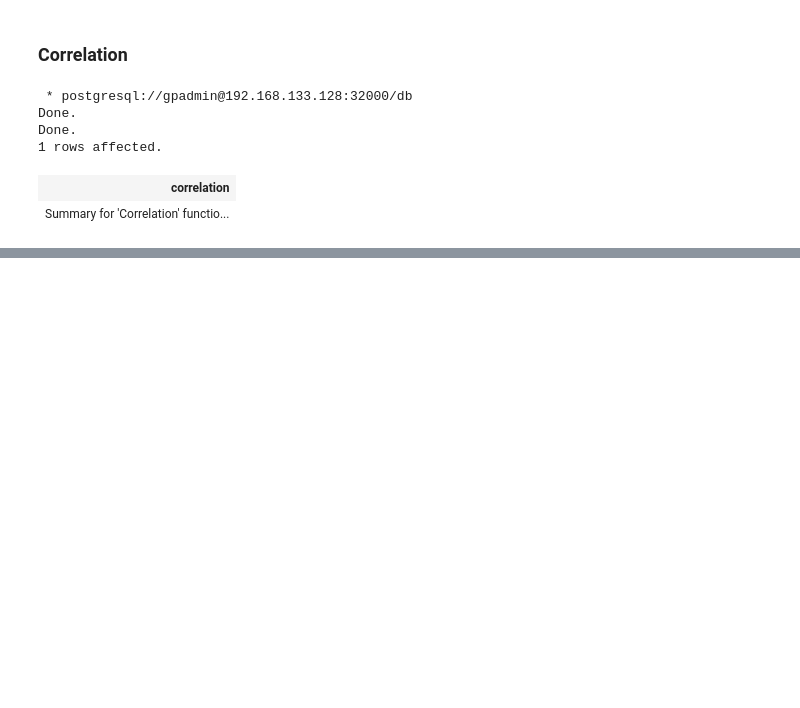
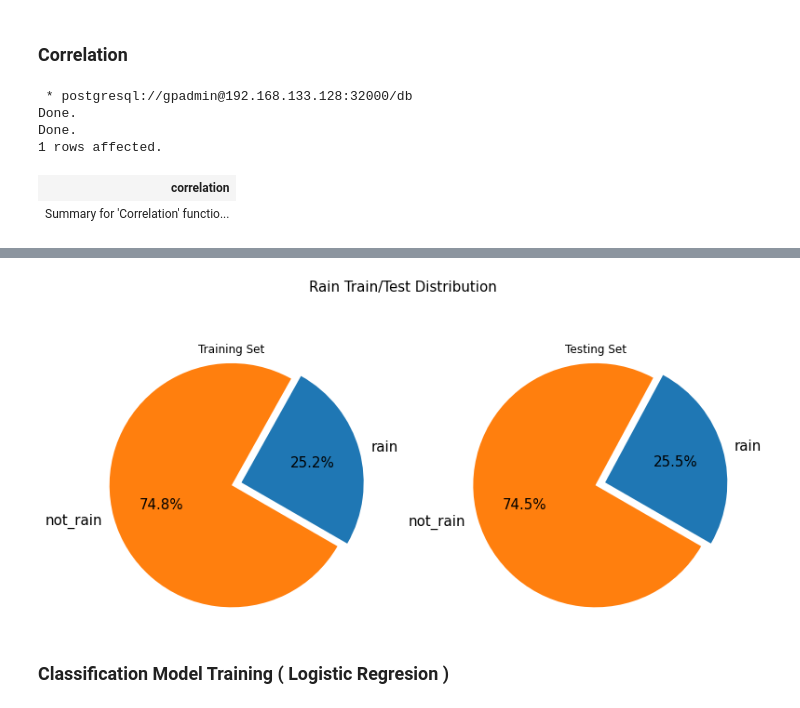
Before and after one commit to guyzsarun/rabbitmq-gpdb-poc, a Jupyter notebook: gpdb/madlib-demo.ipynb, the cells around one changed output, grey strips where cells are left out. Drawn from its saved outputs; the diff is of its cells as text; code cells hidden in the pictures; blank space fills up the shorter version.

```diff
--- a/gpdb/madlib-demo.ipynb
+++ b/gpdb/madlib-demo.ipynb
@@ -285,0 +337,6 @@ sns.heatmap(corr_df,annot=True);
+# %%
+train_rain = %sql SELECT COUNT(*) FROM sensors_split_train WHERE rain = 1;
+test_rain = %sql SELECT COUNT(*) FROM sensors_split_test WHERE rain = 1;
+
+print("\nTotal rain in training set {}".format(train_rain[0][0]))
+print("Total rain in testing set {}".format(test_rain[0][0]))
@@ -285,0 +351,18 @@ sns.heatmap(corr_df,annot=True);
+# %%
+train_data=[train_rain[0][0],int((200000*0.7)-train_rain[0][0])]
+test_data=[test_rain[0][0],int((200000*0.3)-test_rain[0][0])]
+
+labels = ['rain','not_rain']
+
+f, (ax1, ax2) = plt.subplots(1, 2,figsize=(11,6))
+f.patch.set_facecolor('white')
+ax1.title.set_text('Training Set')
+ax2.title.set_text('Testing Set')
+f.suptitle("Rain Train/Test Distribution",fontsize=15)
+ax1.pie(train_data,labels=labels,autopct="%.1f%%",radius=1.2,textprops={'fontsize': 15,},explode = [0.1, 0],startangle = -30);
+ax2.pie(test_data,labels=labels,autopct="%.1f%%",radius=1.2,textprops={'fontsize': 15},explode = [0.1, 0], startangle = -30);
+plt.tight_layout()
+# %% [output]
+[figure, added]
+# %% [markdown]
+### Classification Model Training ( Logistic Regresion )
```
Also changed, not shown: parts of 35 cells of this notebook.
